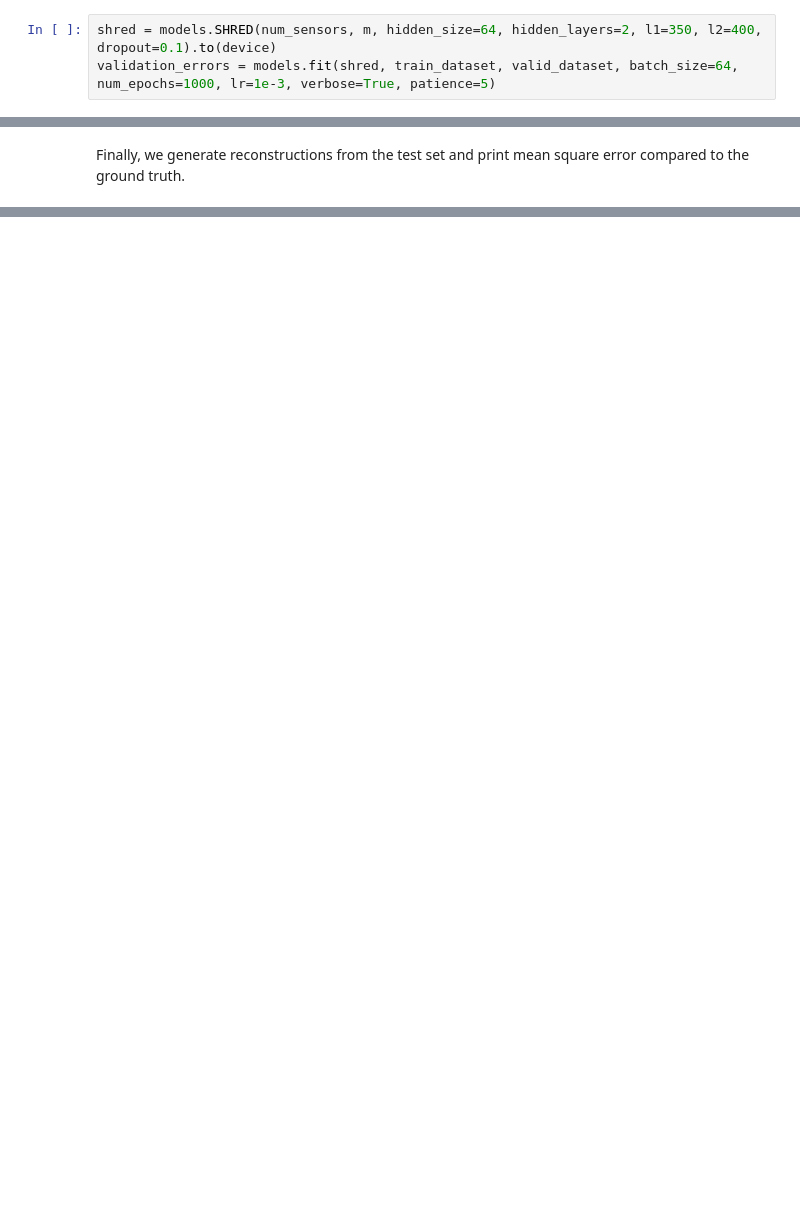
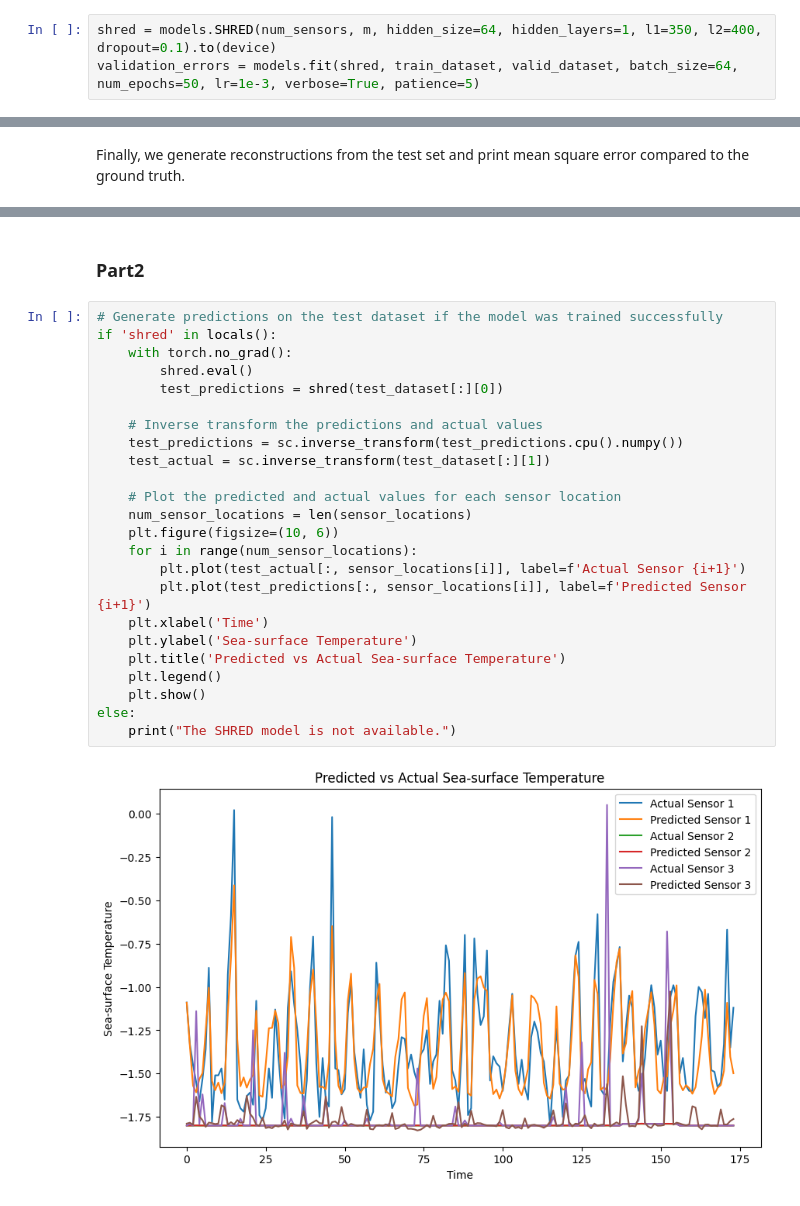
Before and after one commit to ben900912/EE399-HW6, a Jupyter notebook: example.ipynb, the cells around one changed output, grey strips where cells are left out. Cells and saved outputs as stored; diff of their text form; blank space fills up the shorter version.

```diff
--- a/example.ipynb
+++ b/example.ipynb
@@ -62,5 +62,5 @@ test_dataset = TimeSeriesDataset(test_data_in, test_data_out)
 # %% [markdown]
 We train the model using the training and validation datasets.
 # %%
-shred = models.SHRED(num_sensors, m, hidden_size=64, hidden_layers=2, l1=350, l2=400, dropout=0.1).to(device)
-validation_errors = models.fit(shred, train_dataset, valid_dataset, batch_size=64, num_epochs=1000, lr=1e-3, verbose=True, patience=5)
+shred = models.SHRED(num_sensors, m, hidden_size=64, hidden_layers=1, l1=350, l2=400, dropout=0.1).to(device)
+validation_errors = models.fit(shred, train_dataset, valid_dataset, batch_size=64, num_epochs=50, lr=1e-3, verbose=True, patience=5)
@@ -72,0 +82,28 @@ print(np.linalg.norm(test_recons - test_ground_truth) / np.linalg.norm(test_grou
+# %% [markdown]
+### Part2
+# %%
+# Generate predictions on the test dataset if the model was trained successfully
+if 'shred' in locals():
+    with torch.no_grad():
+        shred.eval()
+        test_predictions = shred(test_dataset[:][0])
+
+    # Inverse transform the predictions and actual values
+    test_predictions = sc.inverse_transform(test_predictions.cpu().numpy())
+    test_actual = sc.inverse_transform(test_dataset[:][1])
+
+    # Plot the predicted and actual values for each sensor location
+    num_sensor_locations = len(sensor_locations)
+    plt.figure(figsize=(10, 6))
+    for i in range(num_sensor_locations):
+        plt.plot(test_actual[:, sensor_locations[i]], label=f'Actual Sensor {i+1}')
+        plt.plot(test_predictions[:, sensor_locations[i]], label=f'Predicted Sensor {i+1}')
+    plt.xlabel('Time')
+    plt.ylabel('Sea-surface Temperature')
+    plt.title('Predicted vs Actual Sea-surface Temperature')
+    plt.legend()
+    plt.show()
+else:
+    print("The SHRED model is not available.")
+# %% [output]
+[figure, added]
```
Also changed, not shown: parts of 8 cells of this notebook.
